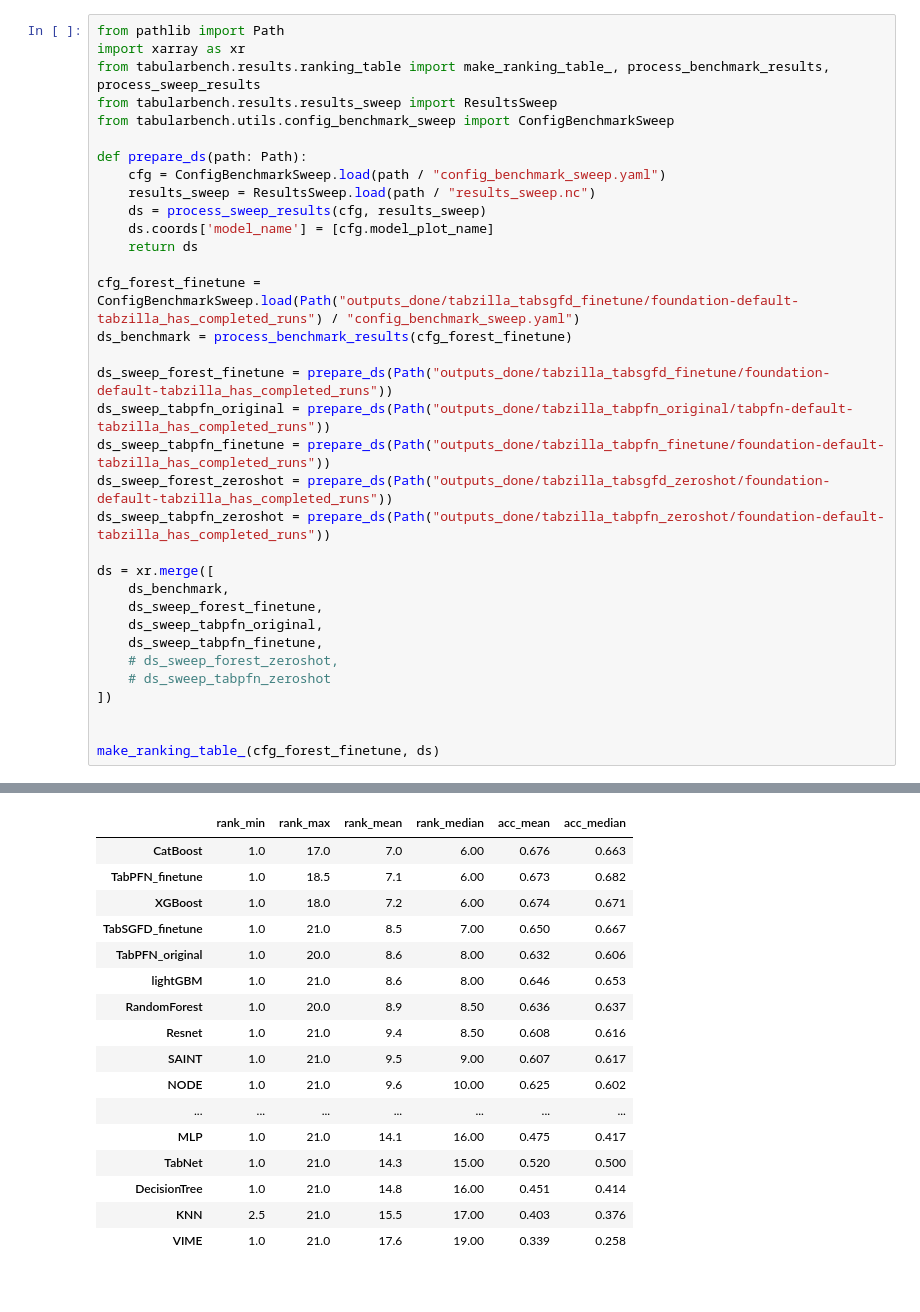
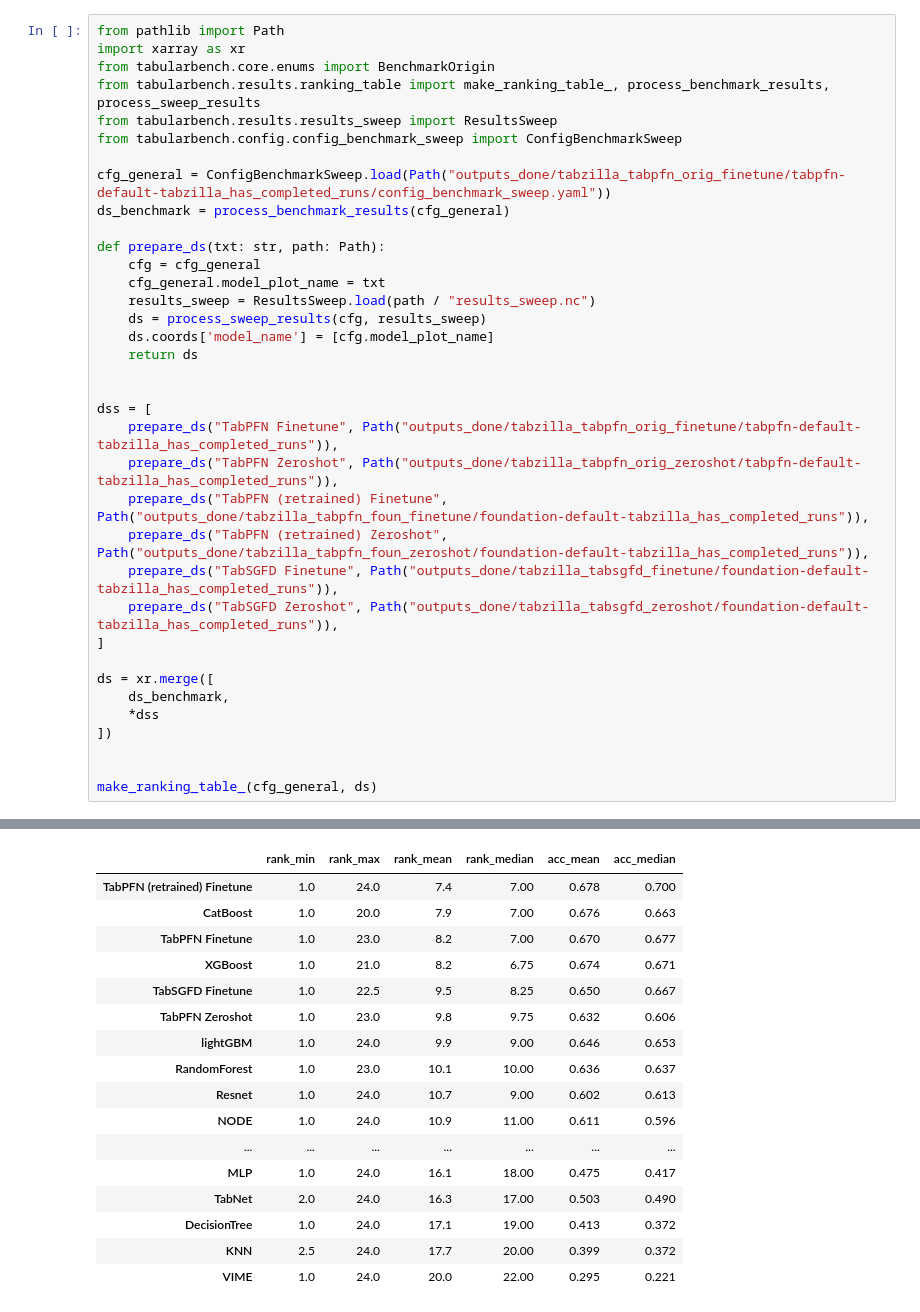
Before and after one commit to FelixdenBreejen/TabForestPFN, a Jupyter notebook: notebooks/analysis_ranking.ipynb, the cells around one changed output, grey strips where cells are left out. Saved outputs shown, nothing was run; the diff lists cells and outputs as text.

Commit message:
Made analysis ranking of all models

```diff
--- a/notebooks/analysis_ranking.ipynb
+++ b/notebooks/analysis_ranking.ipynb
@@ -1,35 +1,37 @@
 # %%
 from pathlib import Path
 import xarray as xr
+from tabularbench.core.enums import BenchmarkOrigin
 from tabularbench.results.ranking_table import make_ranking_table_, process_benchmark_results, process_sweep_results
 from tabularbench.results.results_sweep import ResultsSweep
-from tabularbench.utils.config_benchmark_sweep import ConfigBenchmarkSweep
+from tabularbench.config.config_benchmark_sweep import ConfigBenchmarkSweep
 
-def prepare_ds(path: Path):
-    cfg = ConfigBenchmarkSweep.load(path / "config_benchmark_sweep.yaml")
+cfg_general = ConfigBenchmarkSweep.load(Path("outputs_done/tabzilla_tabpfn_orig_finetune/tabpfn-default-tabzilla_has_completed_runs/config_benchmark_sweep.yaml"))
+ds_benchmark = process_benchmark_results(cfg_general)
+
+def prepare_ds(txt: str, path: Path):
+    cfg = cfg_general
+    cfg_general.model_plot_name = txt
     results_sweep = ResultsSweep.load(path / "results_sweep.nc")
     ds = process_sweep_results(cfg, results_sweep)
     ds.coords['model_name'] = [cfg.model_plot_name]
     return ds
 
-cfg_forest_finetune = ConfigBenchmarkSweep.load(Path("outputs_done/tabzilla_tabsgfd_finetune/foundation-default-tabzilla_has_completed_runs") / "config_benchmark_sweep.yaml")
-ds_benchmark = process_benchmark_results(cfg_forest_finetune)
 
-ds_sweep_forest_finetune = prepare_ds(Path("outputs_done/tabzilla_tabsgfd_finetune/foundation-default-tabzilla_has_completed_runs"))
-ds_sweep_tabpfn_original = prepare_ds(Path("outputs_done/tabzilla_tabpfn_original/tabpfn-default-tabzilla_has_completed_runs"))
-ds_sweep_tabpfn_finetune = prepare_ds(Path("outputs_done/tabzilla_tabpfn_finetune/foundation-default-tabzilla_has_completed_runs"))
-ds_sweep_forest_zeroshot = prepare_ds(Path("outputs_done/tabzilla_tabsgfd_zeroshot/foundation-default-tabzilla_has_completed_runs"))
-ds_sweep_tabpfn_zeroshot = prepare_ds(Path("outputs_done/tabzilla_tabpfn_zeroshot/foundation-default-tabzilla_has_completed_runs"))
+dss = [
+    prepare_ds("TabPFN Finetune", Path("outputs_done/tabzilla_tabpfn_orig_finetune/tabpfn-default-tabzilla_has_completed_runs")),
+    prepare_ds("TabPFN Zeroshot", Path("outputs_done/tabzilla_tabpfn_orig_zeroshot/tabpfn-default-tabzilla_has_completed_runs")),
+    prepare_ds("TabPFN (retrained) Finetune", Path("outputs_done/tabzilla_tabpfn_foun_finetune/foundation-default-tabzilla_has_completed_runs")),
+    prepare_ds("TabPFN (retrained) Zeroshot", Path("outputs_done/tabzilla_tabpfn_foun_zeroshot/foundation-default-tabzilla_has_completed_runs")),
+    prepare_ds("TabSGFD Finetune", Path("outputs_done/tabzilla_tabsgfd_finetune/foundation-default-tabzilla_has_completed_runs")),
+    prepare_ds("TabSGFD Zeroshot", Path("outputs_done/tabzilla_tabsgfd_zeroshot/foundation-default-tabzilla_has_completed_runs")),
+]
 
 ds = xr.merge([
     ds_benchmark,
-    ds_sweep_forest_finetune,
-    ds_sweep_tabpfn_original,
-    ds_sweep_tabpfn_finetune,
-    # ds_sweep_forest_zeroshot,
-    # ds_sweep_tabpfn_zeroshot
+    *dss
 ])
 
 
-make_ranking_table_(cfg_forest_finetune, ds)
+make_ranking_table_(cfg_general, ds)
 # %% [output]
@@ -41,17 +55,17 @@ make_ranking_table_(cfg_forest_finetune, ds)
 |  | rank_min | rank_max | rank_mean | rank_median | acc_mean | acc_median |
-| CatBoost | 1.0 | 17.0 | 7.0 | 6.00 | 0.676 | 0.663 |
-| TabPFN_finetune | 1.0 | 18.5 | 7.1 | 6.00 | 0.673 | 0.682 |
-| XGBoost | 1.0 | 18.0 | 7.2 | 6.00 | 0.674 | 0.671 |
-| TabSGFD_finetune | 1.0 | 21.0 | 8.5 | 7.00 | 0.650 | 0.667 |
-| TabPFN_original | 1.0 | 20.0 | 8.6 | 8.00 | 0.632 | 0.606 |
-| lightGBM | 1.0 | 21.0 | 8.6 | 8.00 | 0.646 | 0.653 |
-| RandomForest | 1.0 | 20.0 | 8.9 | 8.50 | 0.636 | 0.637 |
-| Resnet | 1.0 | 21.0 | 9.4 | 8.50 | 0.608 | 0.616 |
-| SAINT | 1.0 | 21.0 | 9.5 | 9.00 | 0.607 | 0.617 |
-| NODE | 1.0 | 21.0 | 9.6 | 10.00 | 0.625 | 0.602 |
+| TabPFN (retrained) Finetune | 1.0 | 24.0 | 7.4 | 7.00 | 0.678 | 0.700 |
+| CatBoost | 1.0 | 20.0 | 7.9 | 7.00 | 0.676 | 0.663 |
+| TabPFN Finetune | 1.0 | 23.0 | 8.2 | 7.00 | 0.670 | 0.677 |
+| XGBoost | 1.0 | 21.0 | 8.2 | 6.75 | 0.674 | 0.671 |
+| TabSGFD Finetune | 1.0 | 22.5 | 9.5 | 8.25 | 0.650 | 0.667 |
+| TabPFN Zeroshot | 1.0 | 23.0 | 9.8 | 9.75 | 0.632 | 0.606 |
+| lightGBM | 1.0 | 24.0 | 9.9 | 9.00 | 0.646 | 0.653 |
+| RandomForest | 1.0 | 23.0 | 10.1 | 10.00 | 0.636 | 0.637 |
+| Resnet | 1.0 | 24.0 | 10.7 | 9.00 | 0.602 | 0.613 |
+| NODE | 1.0 | 24.0 | 10.9 | 11.00 | 0.611 | 0.596 |
 | ... | ... | ... | ... | ... | ... | ... |
-| MLP | 1.0 | 21.0 | 14.1 | 16.00 | 0.475 | 0.417 |
-| TabNet | 1.0 | 21.0 | 14.3 | 15.00 | 0.520 | 0.500 |
-| DecisionTree | 1.0 | 21.0 | 14.8 | 16.00 | 0.451 | 0.414 |
-| KNN | 2.5 | 21.0 | 15.5 | 17.00 | 0.403 | 0.376 |
-| VIME | 1.0 | 21.0 | 17.6 | 19.00 | 0.339 | 0.258 |
+| MLP | 1.0 | 24.0 | 16.1 | 18.00 | 0.475 | 0.417 |
+| TabNet | 2.0 | 24.0 | 16.3 | 17.00 | 0.503 | 0.490 |
+| DecisionTree | 1.0 | 24.0 | 17.1 | 19.00 | 0.413 | 0.372 |
+| KNN | 2.5 | 24.0 | 17.7 | 20.00 | 0.399 | 0.372 |
+| VIME | 1.0 | 24.0 | 20.0 | 22.00 | 0.295 | 0.221 |
```
Also changed, not shown: parts of 5 cells of this notebook, 3 other files.
